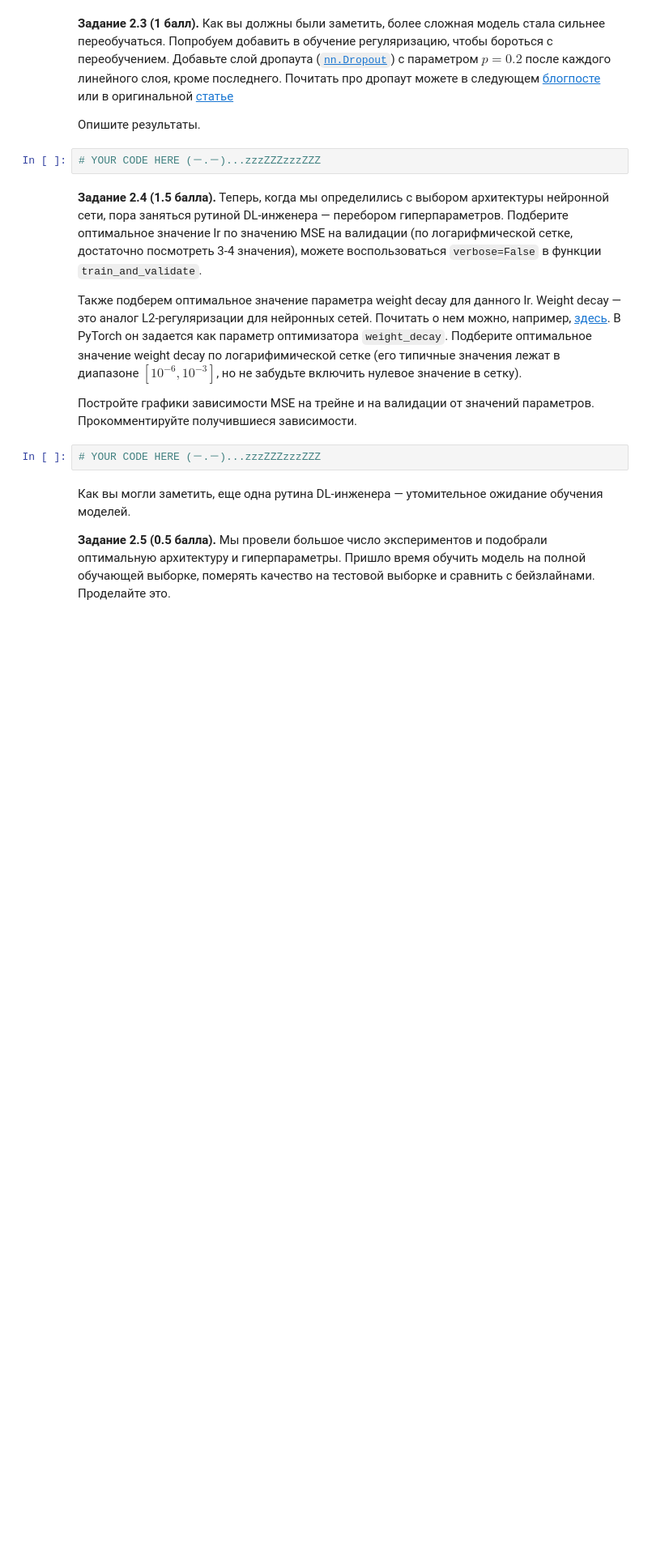
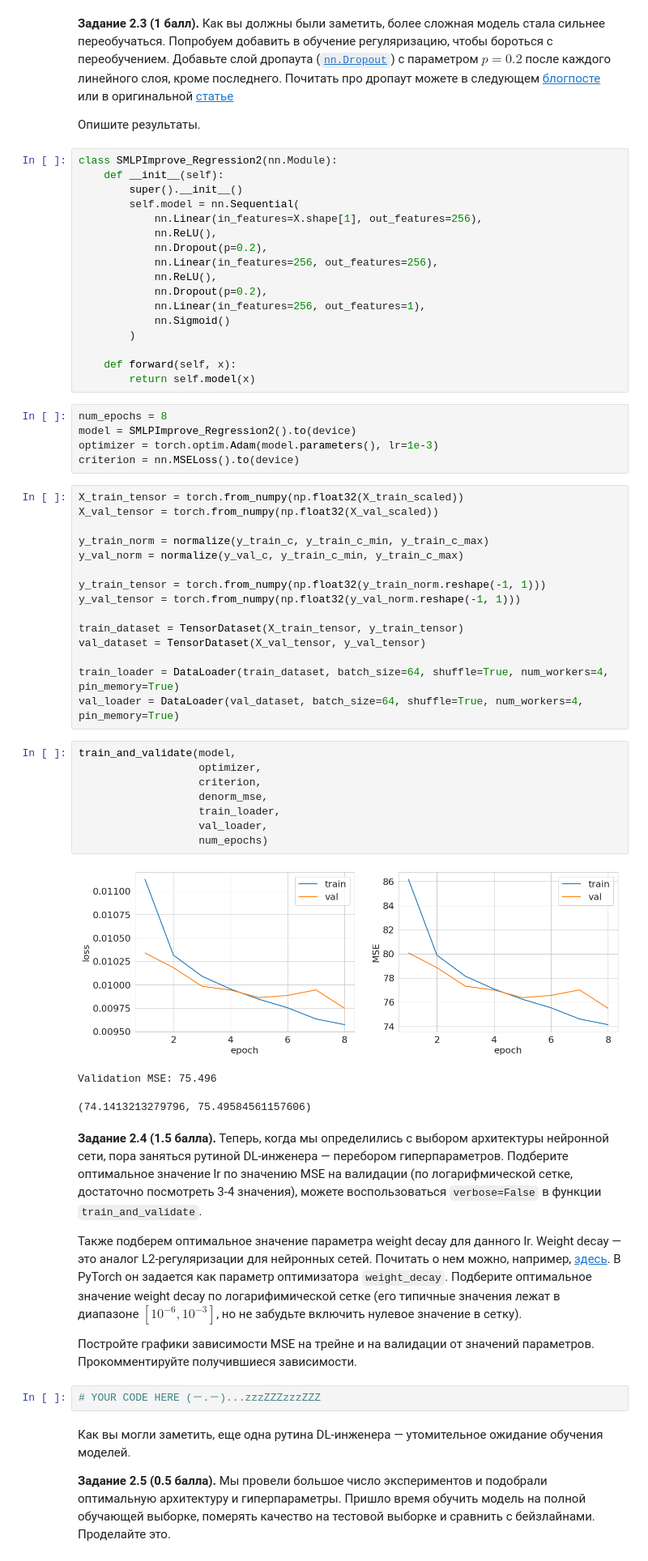
Before and after one commit to Kulikov17/MLDS_DL, a Jupyter notebook: HW1/mlp-light.ipynb, the cells around one changed output. Shown at 81% size. Saved outputs shown, nothing was run; the diff lists cells and outputs as text; blank space fills up the shorter version.

```diff
--- a/HW1/mlp-light.ipynb
+++ b/HW1/mlp-light.ipynb
@@ -538,7 +615,54 @@ train_and_validate(model,
 
 Опишите результаты.
 # %%
-# YOUR CODE HERE (－.－)...zzzZZZzzzZZZ
+class SMLPImprove_Regression2(nn.Module):
+    def __init__(self):
+        super().__init__()
+        self.model = nn.Sequential(
+            nn.Linear(in_features=X.shape[1], out_features=256),
+            nn.ReLU(),
+            nn.Dropout(p=0.2),
+            nn.Linear(in_features=256, out_features=256),
+            nn.ReLU(),
+            nn.Dropout(p=0.2),
+            nn.Linear(in_features=256, out_features=1),
+            nn.Sigmoid()
+        )
+
+    def forward(self, x):
+        return self.model(x)
+# %%
+num_epochs = 8
+model = SMLPImprove_Regression2().to(device)
+optimizer = torch.optim.Adam(model.parameters(), lr=1e-3)
+criterion = nn.MSELoss().to(device)
+# %%
+X_train_tensor = torch.from_numpy(np.float32(X_train_scaled))
+X_val_tensor = torch.from_numpy(np.float32(X_val_scaled))
+
+y_train_norm = normalize(y_train_c, y_train_c_min, y_train_c_max)
+y_val_norm = normalize(y_val_c, y_train_c_min, y_train_c_max)
+
+y_train_tensor = torch.from_numpy(np.float32(y_train_norm.reshape(-1, 1)))
+y_val_tensor = torch.from_numpy(np.float32(y_val_norm.reshape(-1, 1)))
+
+train_dataset = TensorDataset(X_train_tensor, y_train_tensor)
+val_dataset = TensorDataset(X_val_tensor, y_val_tensor)
+
+train_loader = DataLoader(train_dataset, batch_size=64, shuffle=True, num_workers=4, pin_memory=True)
+val_loader = DataLoader(val_dataset, batch_size=64, shuffle=True, num_workers=4, pin_memory=True)
+# %%
+train_and_validate(model,
+                   optimizer,
+                   criterion,
+                   denorm_mse,
+                   train_loader,
+                   val_loader,
+                   num_epochs)
+# %% [output]
+[figure, added]
+Validation MSE: 75.496
+(74.1413213279796, 75.49584561157606)
 # %% [markdown]
 **Задание 2.4 (1.5 балла).** Теперь, когда мы определились с выбором архитектуры нейронной сети, пора заняться рутиной DL-инженера &mdash; перебором гиперпараметров. Подберите оптимальное значение lr по значению MSE на валидации (по логарифмической сетке, достаточно посмотреть 3-4 значения), можете воспользоваться `verbose=False` в функции `train_and_validate`.
 
```
Also changed, not shown: parts of 11 cells of this notebook.
